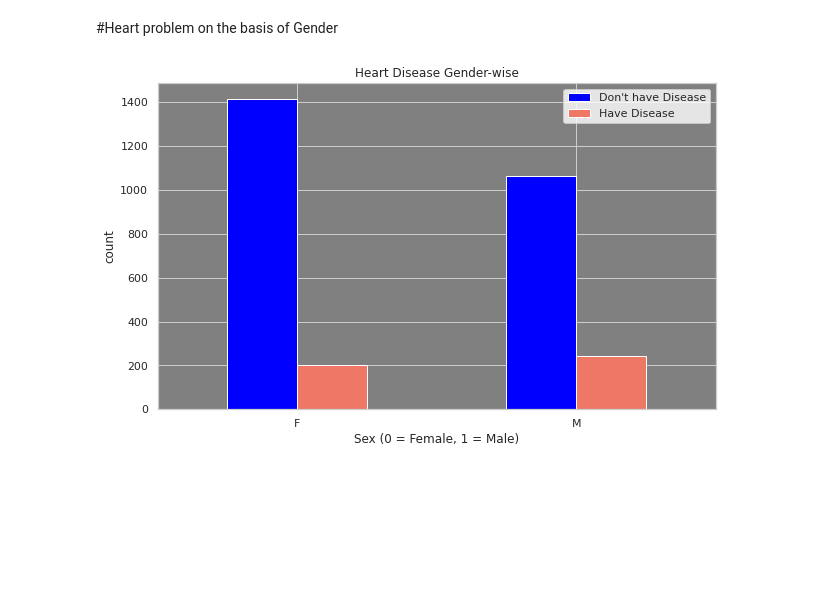
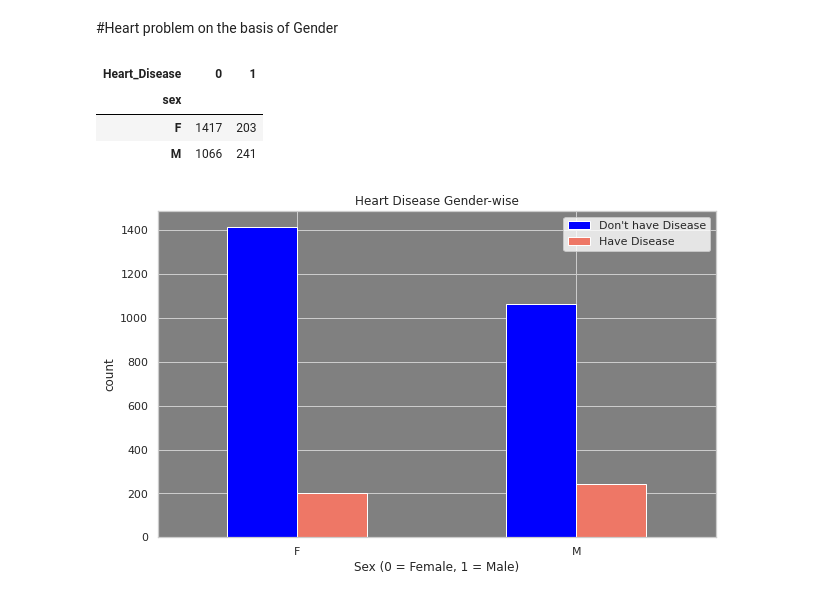
Before and after one commit to guptaprateek98/Capstone_CV_Risk_Prediction, a Jupyter notebook: Capstone_CV_Risk_Prediction.ipynb, the cells around one changed output. Drawn from its saved outputs; the diff is of its cells as text; code cells hidden in the pictures; blank space fills up the shorter version.

```diff
--- a/Capstone_CV_Risk_Prediction.ipynb
+++ b/Capstone_CV_Risk_Prediction.ipynb
@@ -335,6 +340,13 @@ plt.xticks(rotation=0)
 [figure]
 # %% [markdown]
 #Heart problem on the basis of Gender
+# %%
+pd.crosstab(dataf.sex,dataf.Heart_Disease)
+# %% [output]
+| Heart_Disease | 0 | 1 |
+| sex |  |  |
+| F | 1417 | 203 |
+| M | 1066 | 241 |
 # %%
 
 pd.crosstab(dataf.sex,dataf.Heart_Disease).plot(kind="bar",figsize=(10,6),color=['blue','#EE7766' ]).set_facecolor('grey')
```
Also changed, not shown: parts of 10 cells of this notebook.
